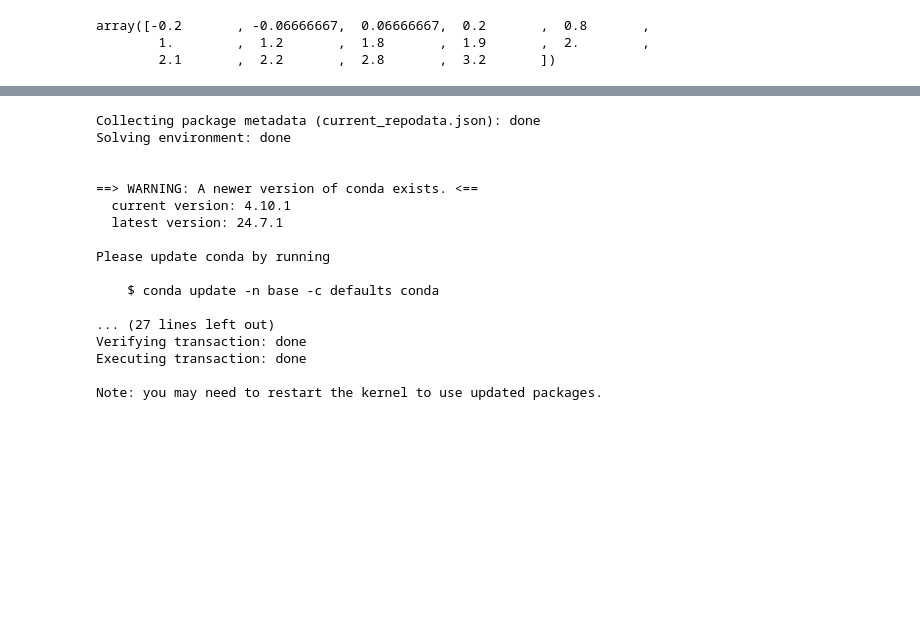
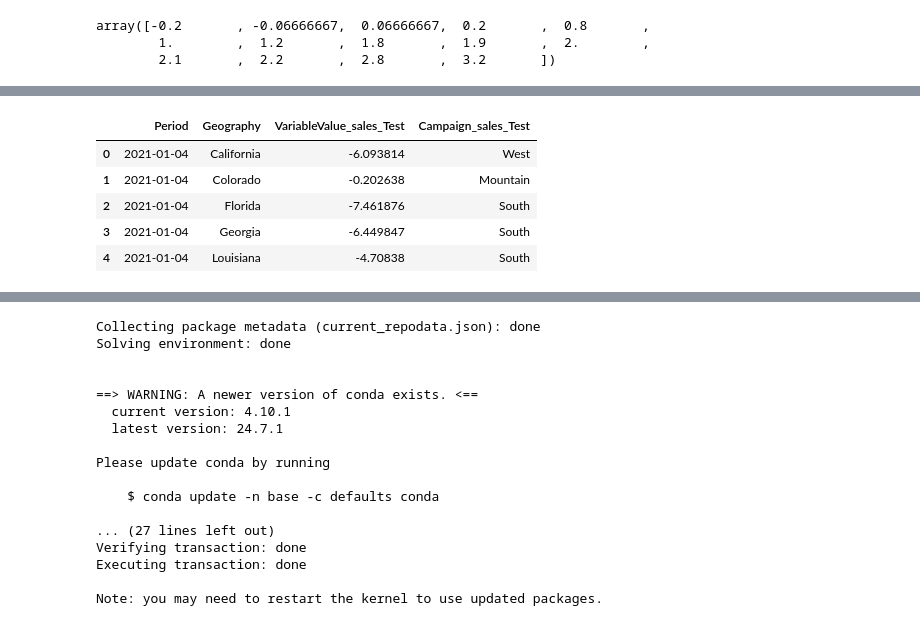
Before and after one commit to redam94/BayesInsight, a Jupyter notebook: archive/gp_test.ipynb, the cells around one changed output, grey strips where cells are left out. Saved outputs shown, nothing was run; the diff lists cells and outputs as text; code cells hidden in the pictures; blank space fills up the shorter version.

```diff
--- a/archive/gp_test.ipynb
+++ b/archive/gp_test.ipynb
@@ -132,3 +125,12 @@ analytic.reset_index(inplace=True)
+# %%
+analytic.head()
+# %% [output]
+|  | Period | Geography | VariableValue_sales_Test | Campaign_sales_Test |
+| 0 | 2021-01-04 | California | -6.093814 | West |
+| 1 | 2021-01-04 | Colorado | -0.202638 | Mountain |
+| 2 | 2021-01-04 | Florida | -7.461876 | South |
+| 3 | 2021-01-04 | Georgia | -6.449847 | South |
+| 4 | 2021-01-04 | Louisiana | -4.70838 | South |
 # %%
 def pipe_wrapper(f):
   def wrapper(*args, **kwargs):
```
Also changed, not shown: parts of 7 cells of this notebook.
